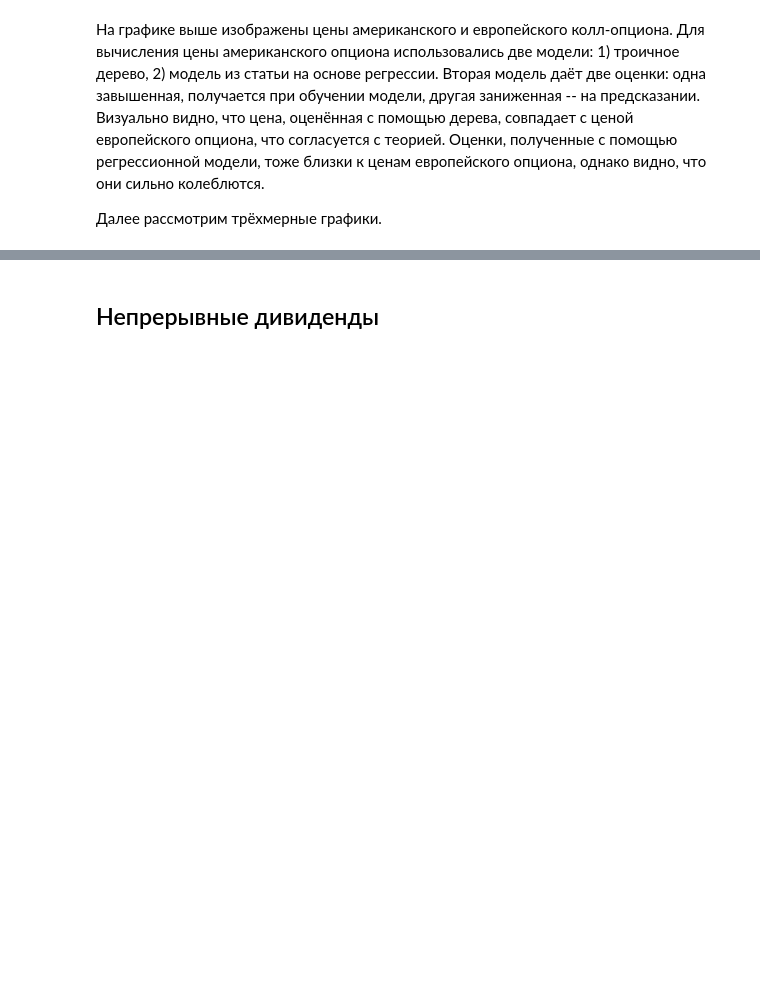
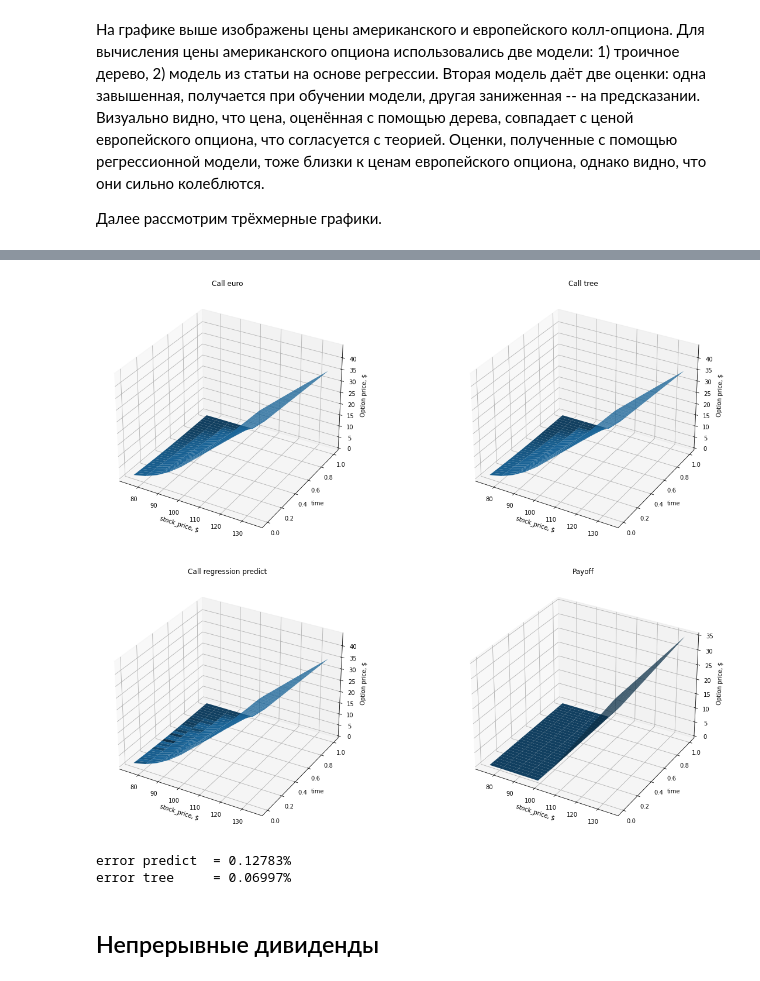
Before and after one commit to dolmatovas/MathFinance, a Jupyter notebook: american options/Долматов Тестовое Задание.ipynb, the cells around one changed output, grey strips where cells are left out. Drawn from its saved outputs; the diff is of its cells as text; code cells hidden in the pictures; blank space fills up the shorter version.

```diff
--- a/american options/Долматов Тестовое Задание.ipynb
+++ b/american options/Долматов Тестовое Задание.ipynb
@@ -472,9 +494,10 @@ Ns = 50
 tn = np.linspace(0, T, Nt + 1)
 sn = np.linspace(0.75 * K, 1.35 * K, Ns + 1)
 # %%
-Npaths = 10000
-
-reg_pricer = RegressionPricer(call_option, stock, Npaths)
+Npaths = 1000
+match = True
+anti = True
+reg_pricer = RegressionPricer(call_option, stock, Npaths, match, anti)
 # %%
 call_prices_tree     = np.zeros((Ns + 1, ))
 call_prices_reg_fit  = np.zeros((Ns + 1, ))
@@ -574,3 +550,50 @@ error tree     = 0.08227%
+# %%
+x, y = np.meshgrid(sn, tn, indexing='ij')
+g = call_option(x)
+fig = plt.figure(figsize=(20, 8))
+
+ax1 = fig.add_subplot(121, projection='3d')
+ax1.plot_surface(x, y, call_prices_euro)
+ax1.set_title('Call euro')
+ax1.set_xlabel('stock_price, $')
+ax1.set_ylabel('time')
+ax1.set_zlabel('Option price, $')
+
+ax2 = fig.add_subplot(122, projection='3d')
+ax2.plot_surface(x, y, call_prices_tree)
+ax2.set_title('Call tree')
+ax2.set_xlabel('stock_price, $')
+ax2.set_ylabel('time')
+ax2.set_zlabel('Option price, $')
+
+
+fig = plt.figure(figsize=(20, 8))
+ax3 = fig.add_subplot(121, projection='3d')
+ax3.plot_surface(x, y, call_prices_reg_pred)
+ax3.set_title('Call regression predict')
+ax3.set_xlabel('stock_price, $')
+ax3.set_ylabel('time')
+ax3.set_zlabel('Option price, $')
+
+ax4 = fig.add_subplot(122, projection='3d')
+ax4.plot_surface(x, y, g)
+ax4.set_title('Payoff')
+ax4.set_xlabel('stock_price, $')
+ax4.set_ylabel('time')
+ax4.set_zlabel('Option price, $')
+plt.show()
+
+denom = 0.01 * np.linalg.norm( call_prices_euro )
+error_pred = np.linalg.norm( call_prices_reg_pred - call_prices_euro) / denom
+error_tree = np.linalg.norm( call_prices_tree - call_prices_euro ) / denom
+
+print(f'error predict  = {error_pred:0.5f}%')
+print(f'error tree     = {error_tree:0.5f}%')
+# %% [output]
+[figure, added]
+[figure, added]
+error predict  = 0.12783%
+error tree     = 0.06997%
 # %% [markdown]
 ## Непрерывные дивиденды
 # %% [markdown]
```
Also changed, not shown: parts of 22 cells of this notebook, 7 other files.
